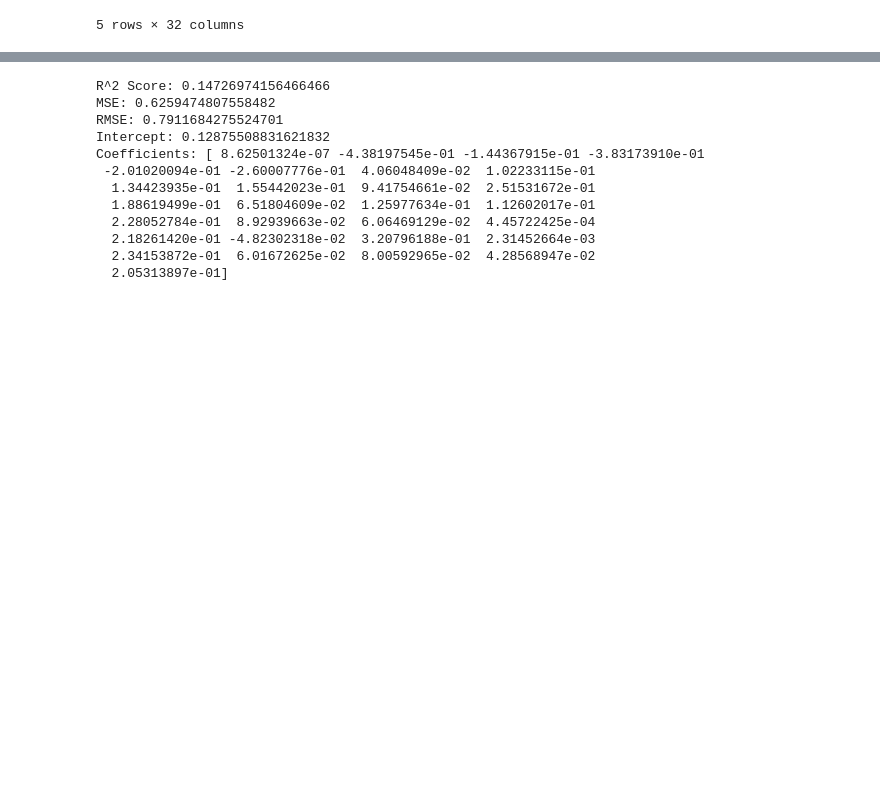
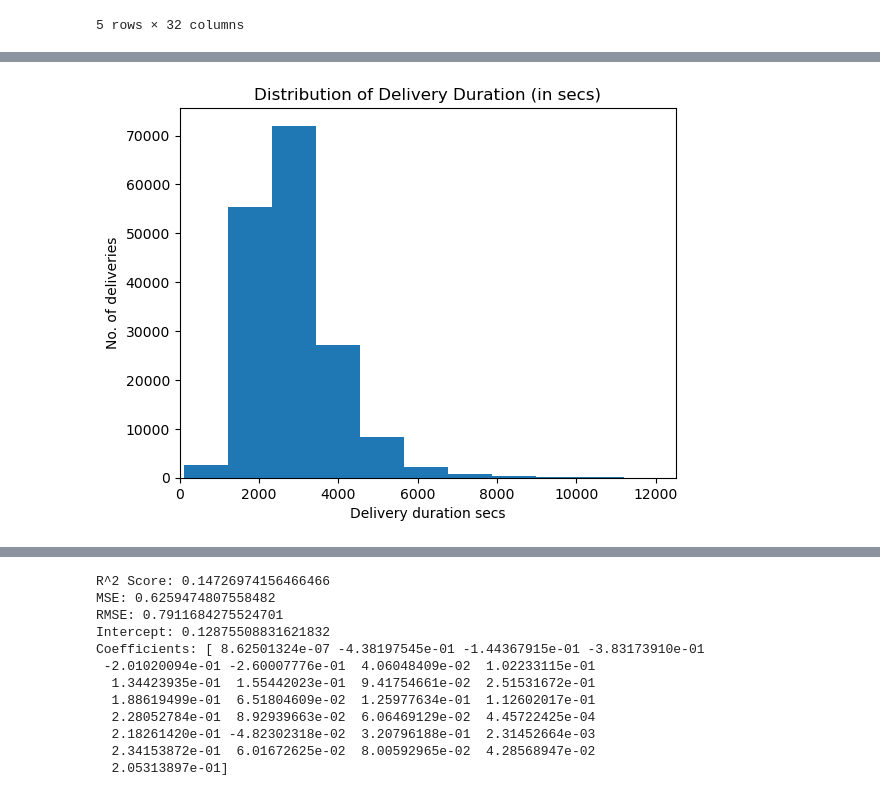
Before and after one commit to SourabhVD/Delivery-Duration-Prediction, a Jupyter notebook: Doordash Delivery Prediction.ipynb, the cells around one changed output, grey strips where cells are left out. Drawn from its saved outputs; the diff is of its cells as text; code cells hidden in the pictures; blank space fills up the shorter version.

```diff
--- a/Doordash Delivery Prediction.ipynb
+++ b/Doordash Delivery Prediction.ipynb
@@ -5,7 +5,7 @@ import matplotlib.pyplot as plt
 import numpy as np
 import sklearn
 # %%
-df = pd.read_csv(r"historical_data.csv")
+df = pd.read_csv(r"C:\Users\soura\OneDrive - The University of Texas at Dallas\Documents\Career\Side Projects\Datasets\historical_data.csv")
 # %%
 df.head()
 # %% [output]
@@ -211,0 +224,11 @@ df_train.head()
+# %%
+#EXPLORATORY DATA ANALYSIS
+
+plt.hist(df_train['delivery_duration'],bins = 300)
+plt.title('Distribution of Delivery Duration (in secs)')
+plt.xlabel('Delivery duration secs')
+plt.ylabel('No. of deliveries')
+plt.xlim(0,12500)
+plt.show()
+# %% [output]
+[figure, added]
```
Also changed, not shown: parts of 14 cells of this notebook.
